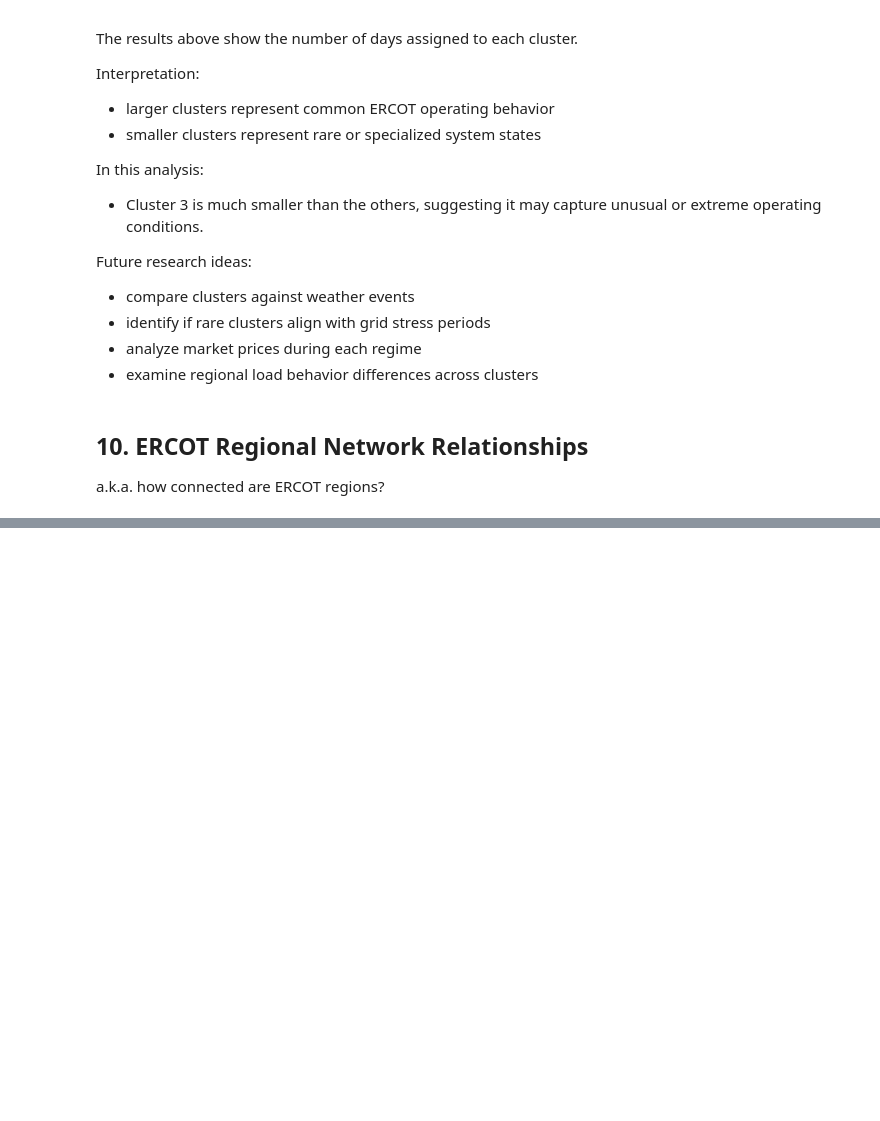
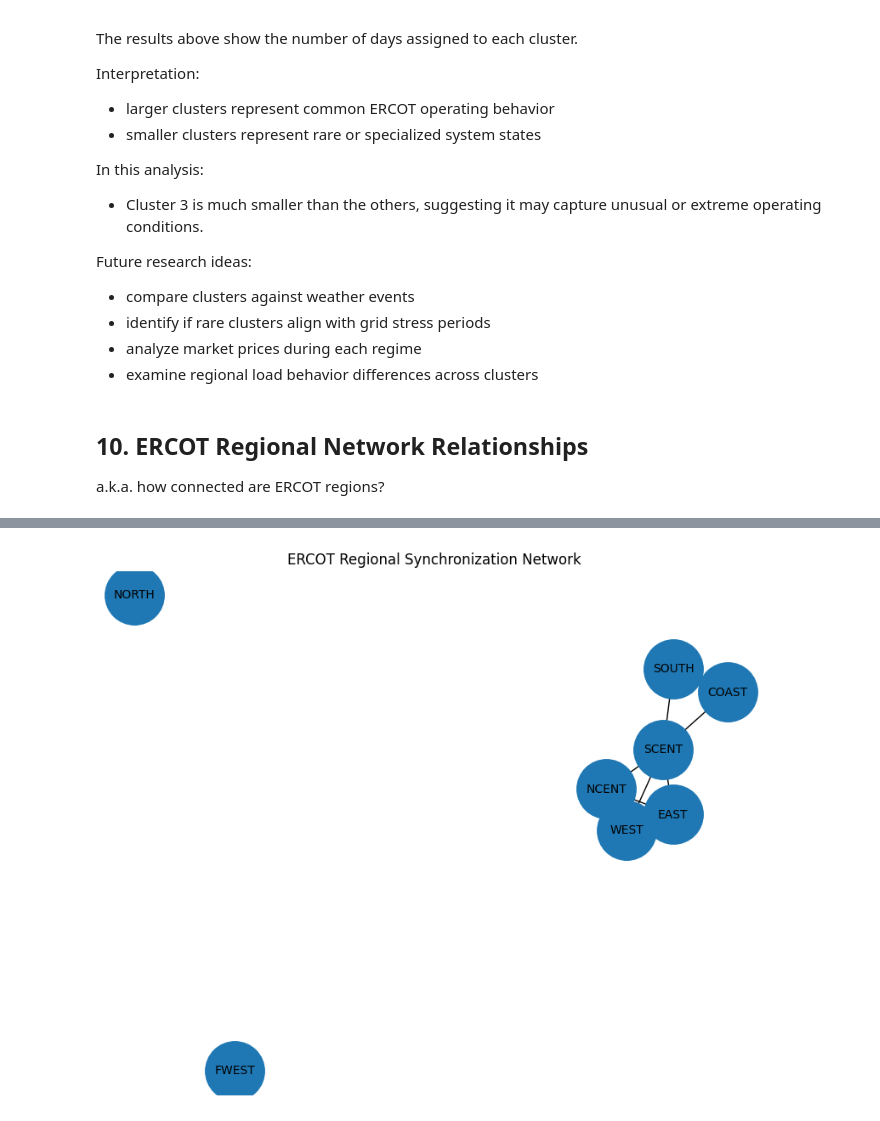
Before and after one commit to lessleyH/energy-reliability-systems-, a Jupyter notebook: ERCOT_2025_exploration.ipynb, the cells around one changed output, grey strips where cells are left out. Drawn from its saved outputs; the diff is of its cells as text; code cells hidden in the pictures; blank space fills up the shorter version.

```diff
--- a/ERCOT_2025_exploration.ipynb
+++ b/ERCOT_2025_exploration.ipynb
@@ -1130,0 +1220,20 @@ Future research ideas:
+# %%
+# Plot Network
+plt.figure(figsize=(10,8))
+
+pos = nx.spring_layout(G, seed=42)
+
+nx.draw_networkx(
+    G,
+    pos,
+    with_labels=True,
+    node_size=2500,
+    font_size=10
+)
+
+plt.title("ERCOT Regional Synchronization Network")
+plt.axis('off')
+
+plt.show()
+# %% [output]
+[figure, added]
```
Also changed, not shown: parts of 9 cells of this notebook.
